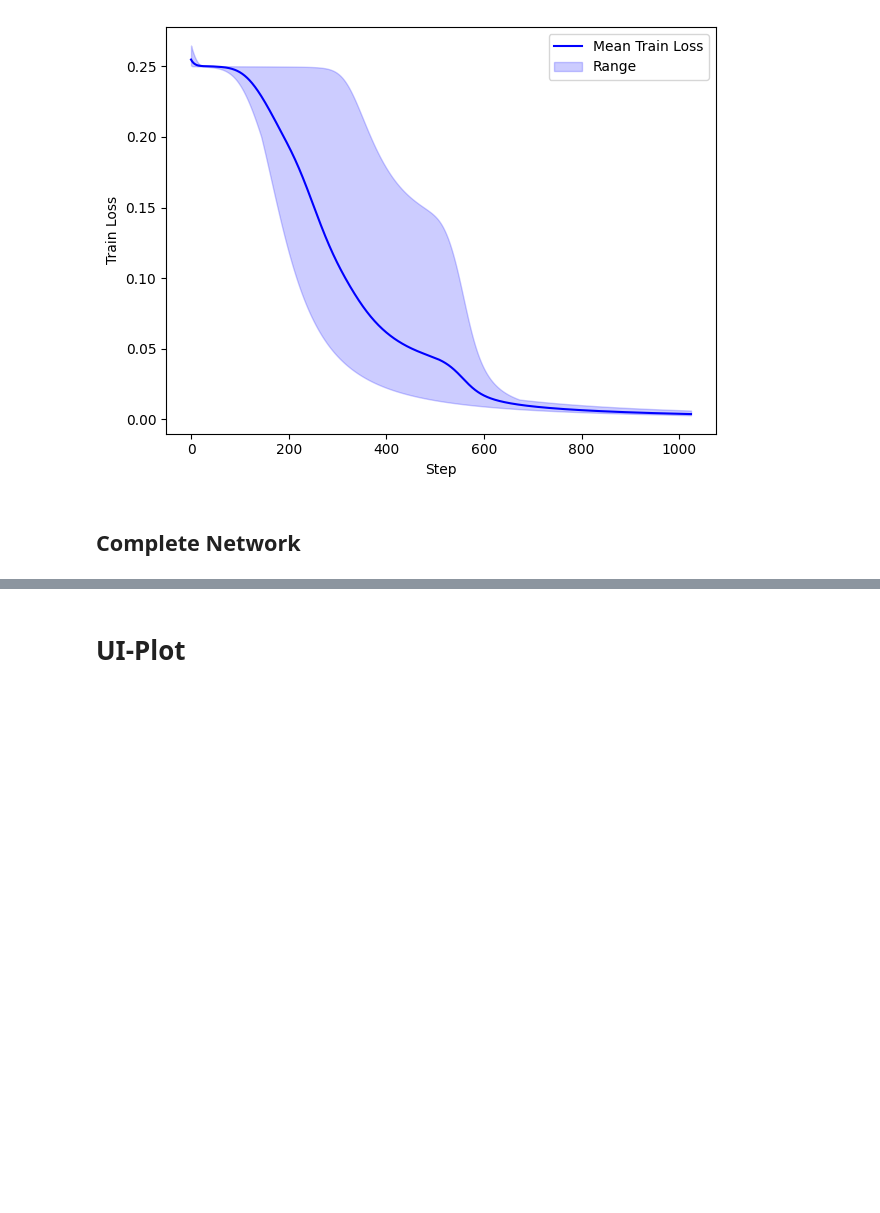
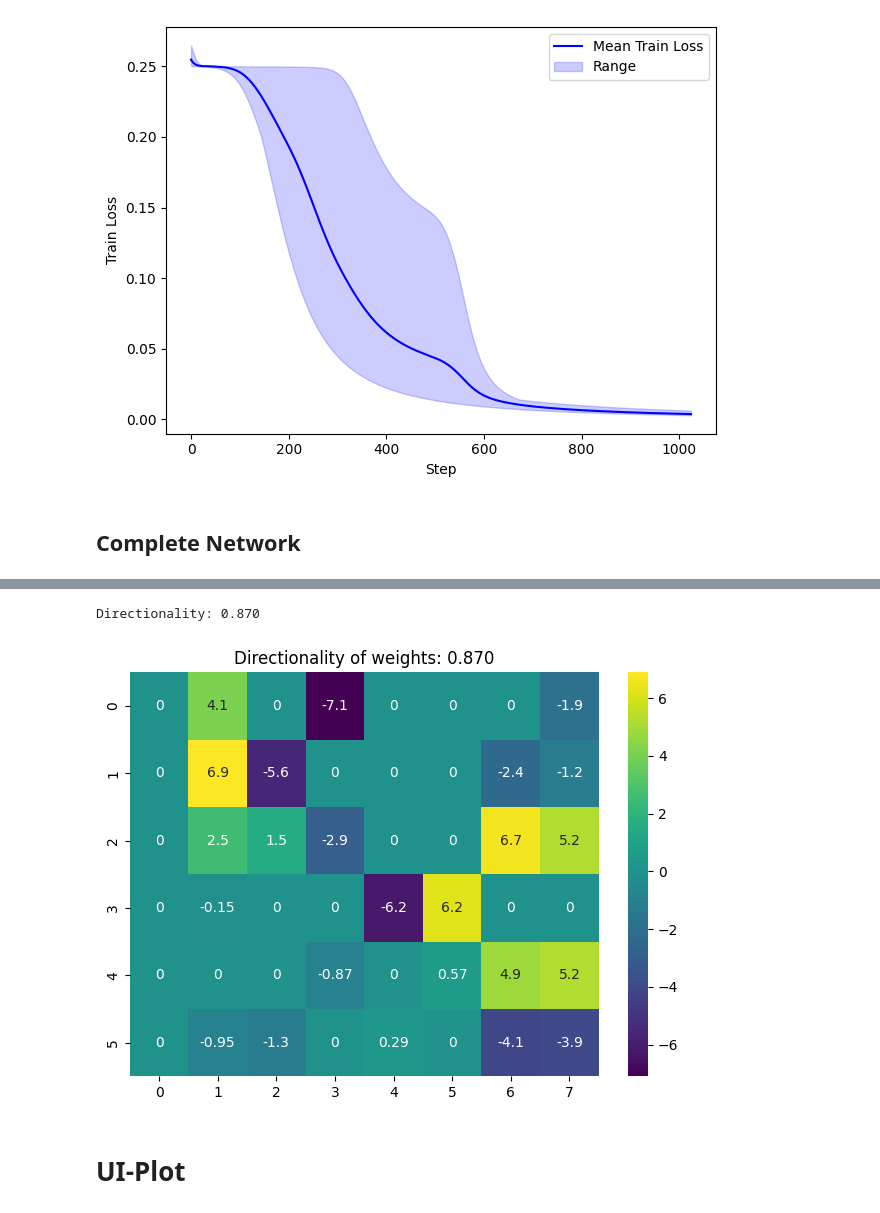
Before and after one commit to PerceptronV/induced-mlp, a Jupyter notebook: notebooks/xor.ipynb, the cells around one changed output, grey strips where cells are left out. Cells and saved outputs as stored; diff of their text form; code cells hidden in the pictures; blank space fills up the shorter version.

```diff
--- a/notebooks/xor.ipynb
+++ b/notebooks/xor.ipynb
@@ -173,3 +173,19 @@ Directionality: 1.000 $\pm$ 0.000
+# %%
+from utils import permute, brute_force_directionality
+
+sample = visualisers['weights'].all_weights[1]
+square = sample[:, :-2]
+directionality, perm = brute_force_directionality(square, 2)
+print(f'Directionality: {directionality:.3f}')
+
+sns.heatmap(permute(sample, perm, perm+[6, 7]), annot=True, cmap='viridis')
+plt.title(f'Directionality of weights: {directionality:.3f}')
+plt.tight_layout()
+plt.savefig('../media/weights/xor.pdf')
+plt.show()
+# %% [output]
+Directionality: 0.870
+[figure, added]
 # %% [markdown]
 # UI-Plot
 # %%
```
Also changed, not shown: parts of 4 cells of this notebook, 11 other files.
